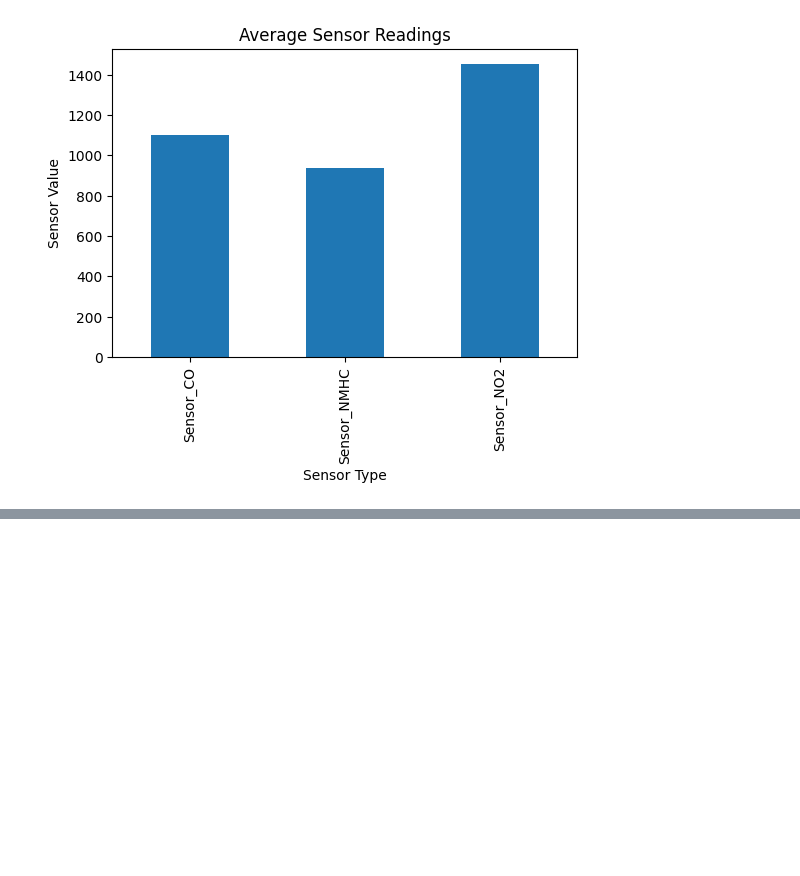
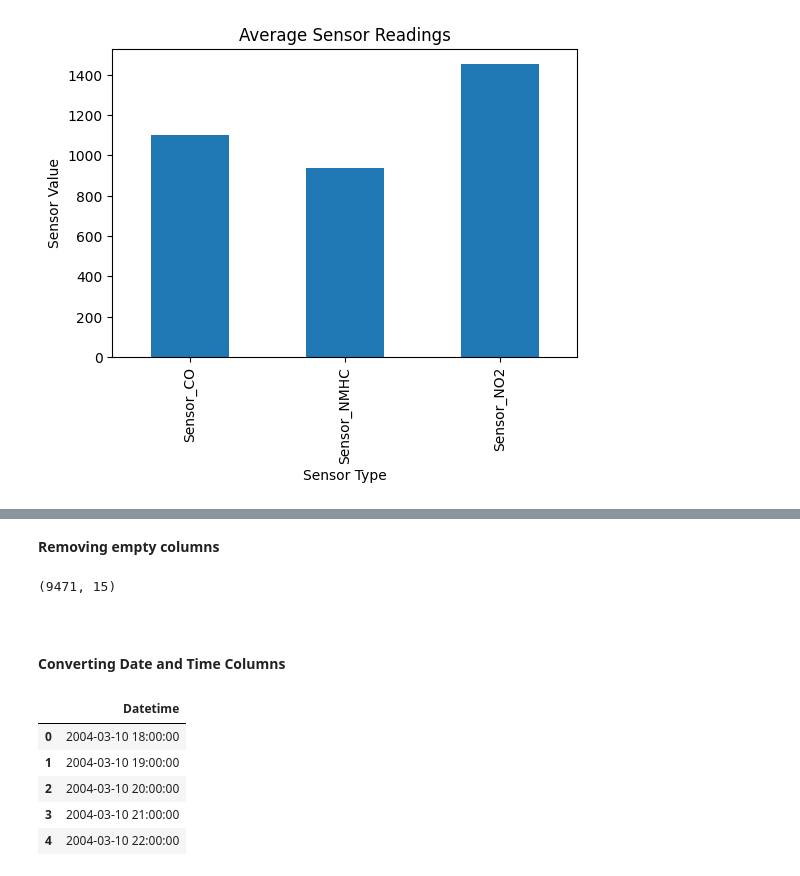
Before and after one commit to Sayid03/air-polution-ml, a Jupyter notebook: solution.ipynb, the cells around one changed output, grey strips where cells are left out. Cells and saved outputs as stored; diff of their text form; code cells hidden in the pictures; blank space fills up the shorter version.

Commit message:
Data Preparation (Removing empty columns & COnverting DateTime)

```diff
--- a/solution.ipynb
+++ b/solution.ipynb
@@ -233,0 +248,31 @@ plt.show()
+# %% [markdown]
+**Removing empty columns**
+# %%
+# Remove completely empty columns
+df = df.dropna(axis=1, how='all')
+
+df.shape
+# %% [output]
+(9471, 15)
+# %% [markdown]
+<br>
+# %% [markdown]
+**Converting Date and Time Columns**
+# %%
+# Replace dots with colons in Time column
+df['Time'] = df['Time'].str.replace('.', ':')
+
+# Combine and convert
+df['Datetime'] = pd.to_datetime(df['Date'] + ' ' + df['Time'], errors='coerce', dayfirst=True)
+
+# Drop original columns
+df = df.drop(columns=['Date', 'Time'])
+
+df[['Datetime']].head()
+# %% [output]
+|  | Datetime |
+| 0 | 2004-03-10 18:00:00 |
+| 1 | 2004-03-10 19:00:00 |
+| 2 | 2004-03-10 20:00:00 |
+| 3 | 2004-03-10 21:00:00 |
+| 4 | 2004-03-10 22:00:00 |
```
Also changed, not shown: parts of 2 cells of this notebook.
